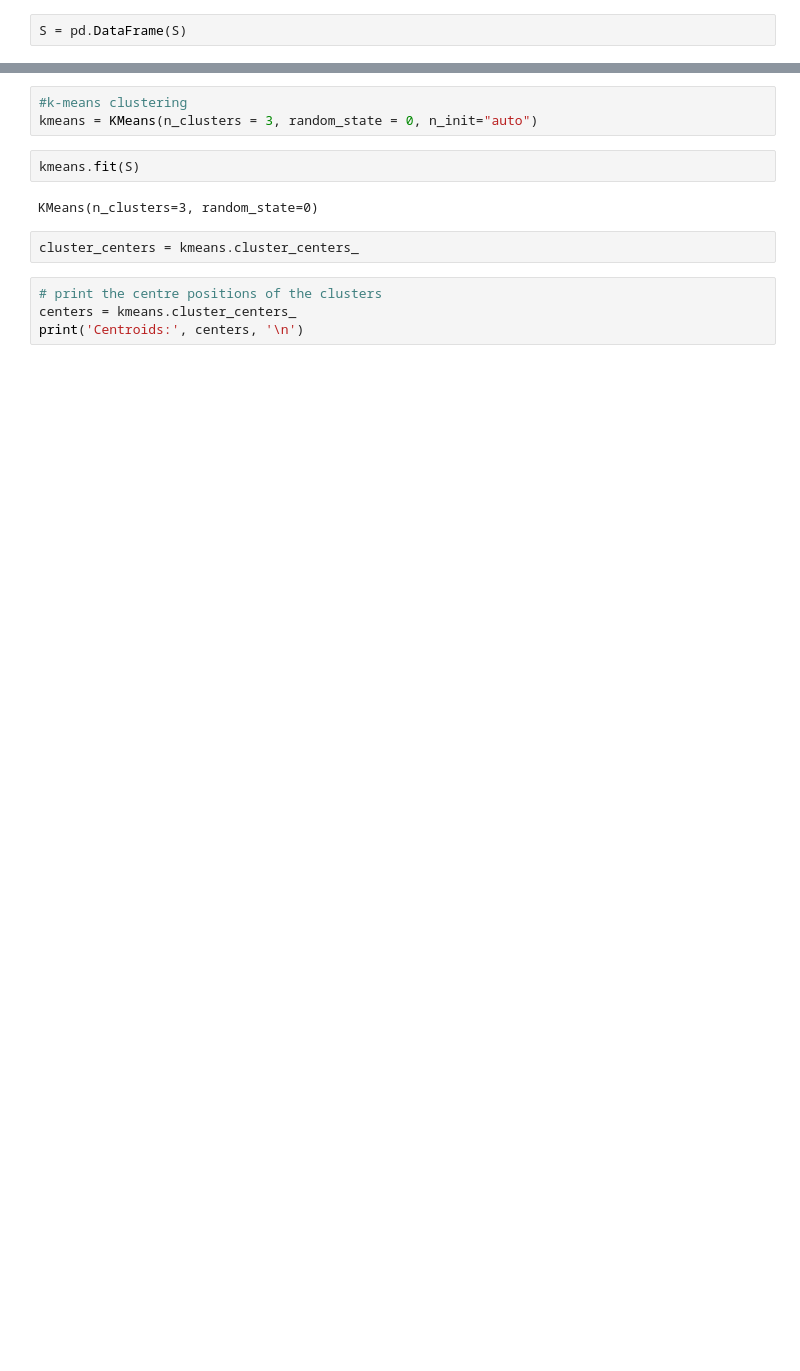
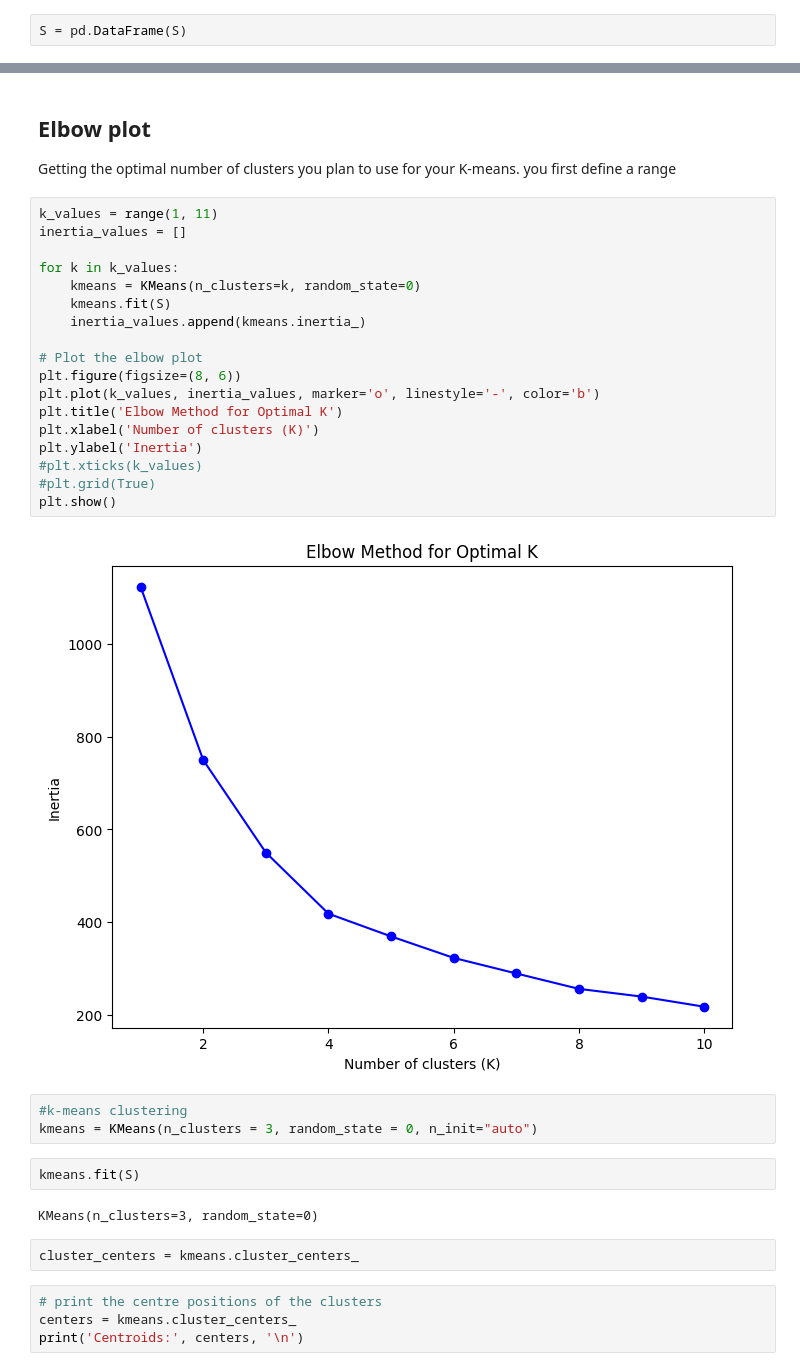
Before and after one commit to Uchebuzz/Machine-Learning-Models, a Jupyter notebook: Workshop #4.ipynb, the cells around one changed output, grey strips where cells are left out. Saved outputs shown, nothing was run; the diff lists cells and outputs as text; blank space fills up the shorter version.

```diff
--- a/Workshop #4.ipynb
+++ b/Workshop #4.ipynb
@@ -113,4 +133,27 @@ S
 9765 rows × 3 columns
+# %% [markdown]
+## Elbow plot
+Getting the optimal number of clusters you plan to use for your K-means. you first define a range
+# %%
+k_values = range(1, 11)
+inertia_values = []
+
+for k in k_values:
+    kmeans = KMeans(n_clusters=k, random_state=0)
+    kmeans.fit(S)
+    inertia_values.append(kmeans.inertia_)
+
+# Plot the elbow plot
+plt.figure(figsize=(8, 6))
+plt.plot(k_values, inertia_values, marker='o', linestyle='-', color='b')
+plt.title('Elbow Method for Optimal K')
+plt.xlabel('Number of clusters (K)')
+plt.ylabel('Inertia')
+#plt.xticks(k_values)
+#plt.grid(True)
+plt.show()
+# %% [output]
+[figure, added]
 # %%
 #k-means clustering
 kmeans = KMeans(n_clusters = 3, random_state = 0, n_init="auto")
```
Also changed, not shown: parts of 23 cells of this notebook, 1 other file.
